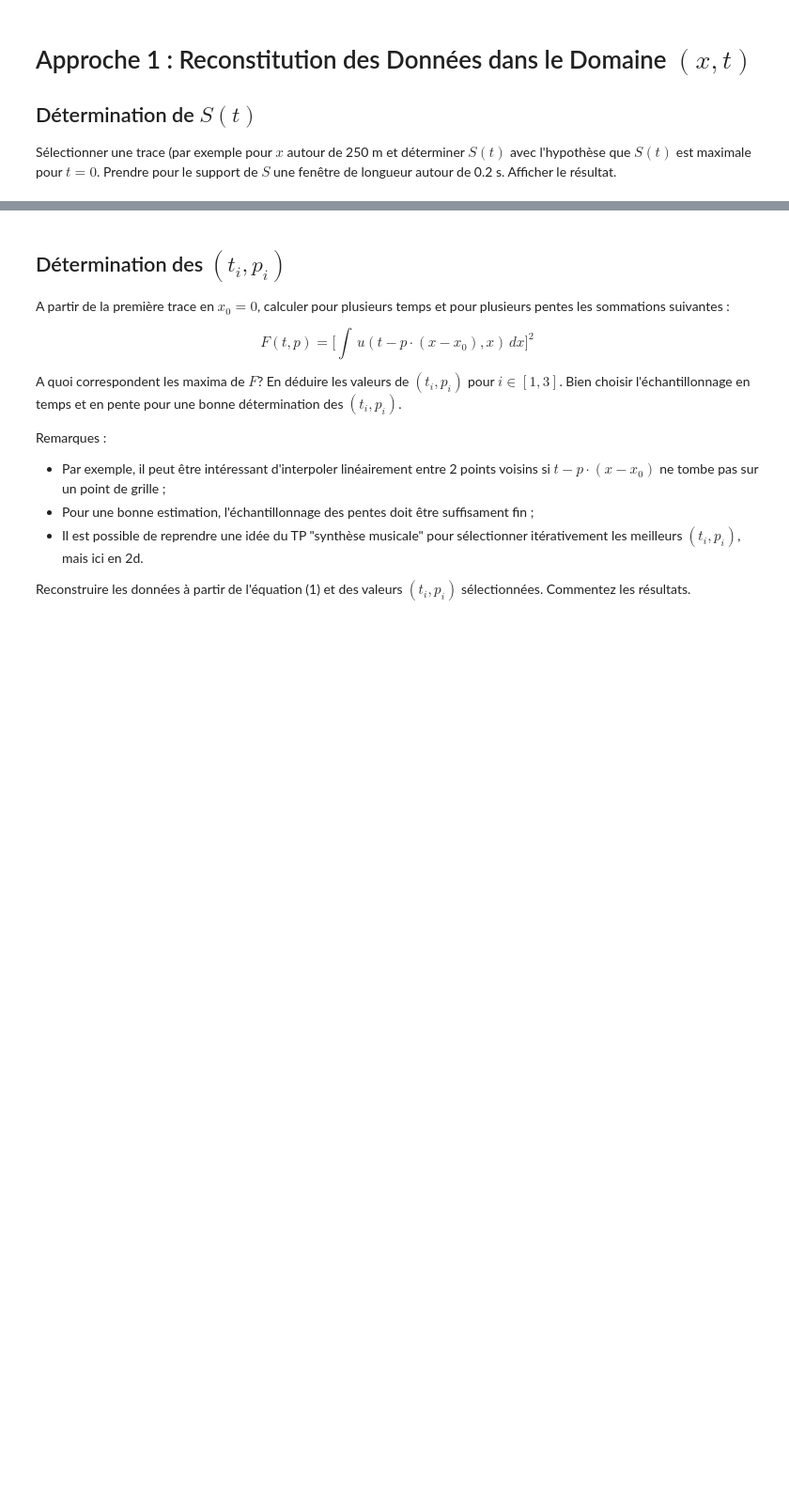
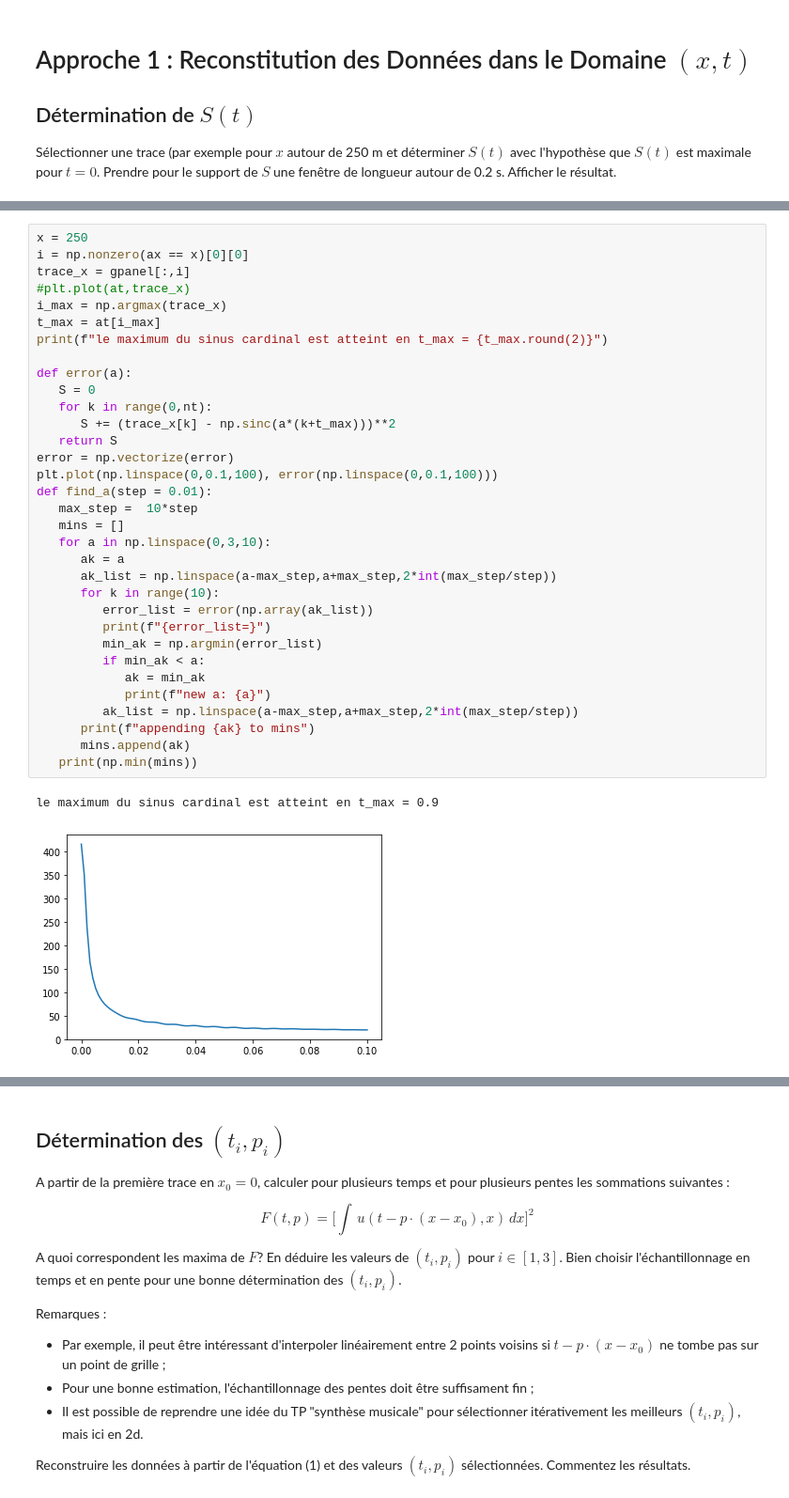
Before and after one commit to 21Vania/TDS, a Jupyter notebook: mini_projet_groupe1.ipynb, the cells around one changed output, grey strips where cells are left out. Shown at 94% size. Drawn from its saved outputs; the diff is of its cells as text; blank space fills up the shorter version.

```diff
--- a/mini_projet_groupe1.ipynb
+++ b/mini_projet_groupe1.ipynb
@@ -192,0 +213,36 @@ Sélectionner une trace (par exemple pour $x$ autour de 250 m et déterminer $S(
+# %%
+x = 250
+i = np.nonzero(ax == x)[0][0]
+trace_x = gpanel[:,i]
+#plt.plot(at,trace_x)
+i_max = np.argmax(trace_x)
+t_max = at[i_max]
+print(f"le maximum du sinus cardinal est atteint en t_max = {t_max.round(2)}")
+
+def error(a):
+   S = 0
+   for k in range(0,nt):
+      S += (trace_x[k] - np.sinc(a*(k+t_max)))**2
+   return S
+error = np.vectorize(error)
+plt.plot(np.linspace(0,0.1,100), error(np.linspace(0,0.1,100)))
+def find_a(step = 0.01):
+   max_step =  10*step
+   mins = []
+   for a in np.linspace(0,3,10):
+      ak = a
+      ak_list = np.linspace(a-max_step,a+max_step,2*int(max_step/step))
+      for k in range(10):
+         error_list = error(np.array(ak_list))
+         print(f"{error_list=}")
+         min_ak = np.argmin(error_list)
+         if min_ak < a:
+            ak = min_ak
+            print(f"new a: {a}")
+         ak_list = np.linspace(a-max_step,a+max_step,2*int(max_step/step))
+      print(f"appending {ak} to mins")
+      mins.append(ak)
+   print(np.min(mins))
+# %% [output]
+le maximum du sinus cardinal est atteint en t_max = 0.9
+[figure, added]
```
Also changed, not shown: parts of 4 cells of this notebook.
